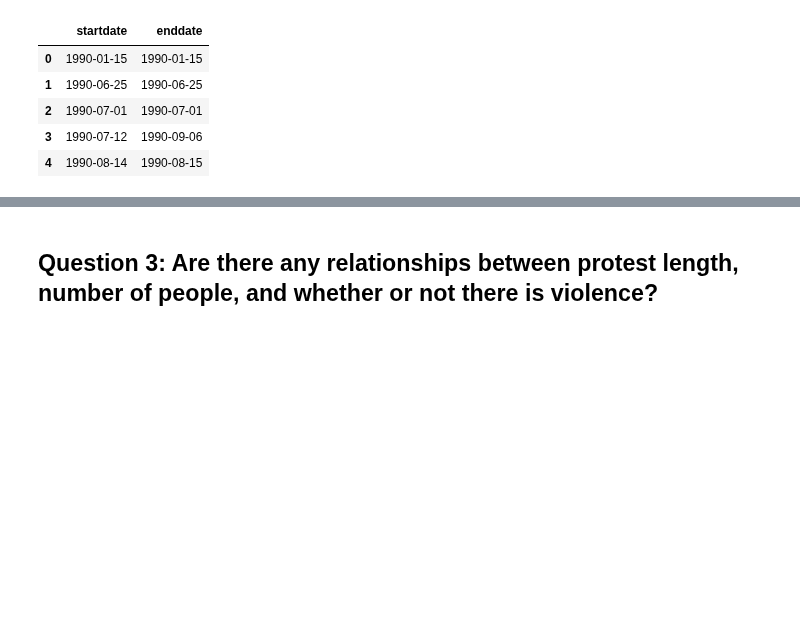
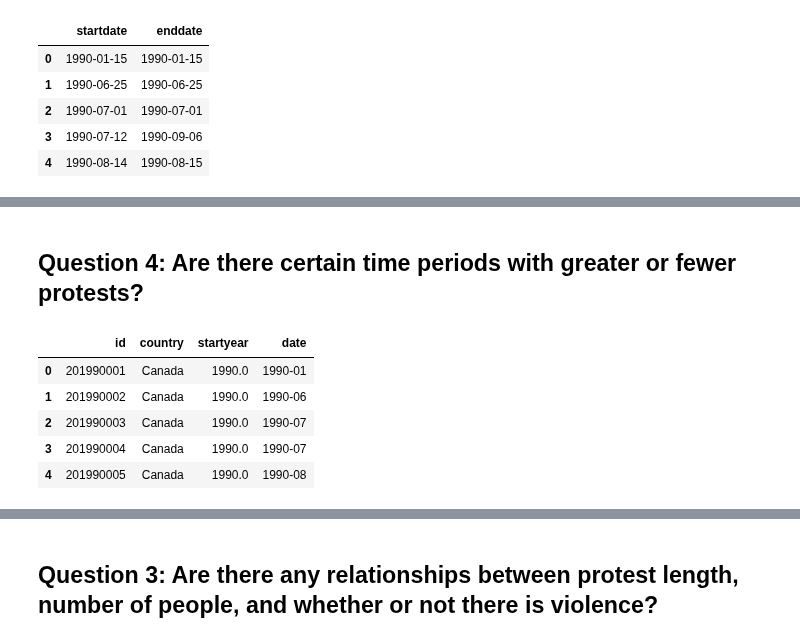
Before and after one commit to UNC-Libraries-data/Python, a Jupyter notebook: Jupyter/Pandas.ipynb, the cells around one changed output, grey strips where cells are left out. Saved outputs shown, nothing was run; the diff lists cells and outputs as text; code cells hidden in the pictures; blank space fills up the shorter version.

```diff
--- a/Jupyter/Pandas.ipynb
+++ b/Jupyter/Pandas.ipynb
@@ -539,0 +541,23 @@ AttributeError: 'FacetGrid' object has no attribute 'ticklabel_format'
+# %% [markdown]
+## Question 4: Are there certain time periods with greater or fewer protests?
+# %%
+# select the columns we need
+Q4 = protests[["id", "country", "startyear"]].copy()
+
+# create a date column from the "startdict" object we used in Queston 3
+Q4["date"] = pd.to_datetime(startdict)
+
+# get only year-month dates for a smoother line
+Q4["date"] = Q4["date"].dt.to_period('M')
+
+# to get the total number of protests per month, we'll need to group by date
+Q4_group = Q4.groupby("date")
+
+Q4.head()
+# %% [output]
+|  | id | country | startyear | date |
+| 0 | 201990001 | Canada | 1990.0 | 1990-01 |
+| 1 | 201990002 | Canada | 1990.0 | 1990-06 |
+| 2 | 201990003 | Canada | 1990.0 | 1990-07 |
+| 3 | 201990004 | Canada | 1990.0 | 1990-07 |
+| 4 | 201990005 | Canada | 1990.0 | 1990-08 |
```
Also changed, not shown: parts of 9 cells of this notebook.
